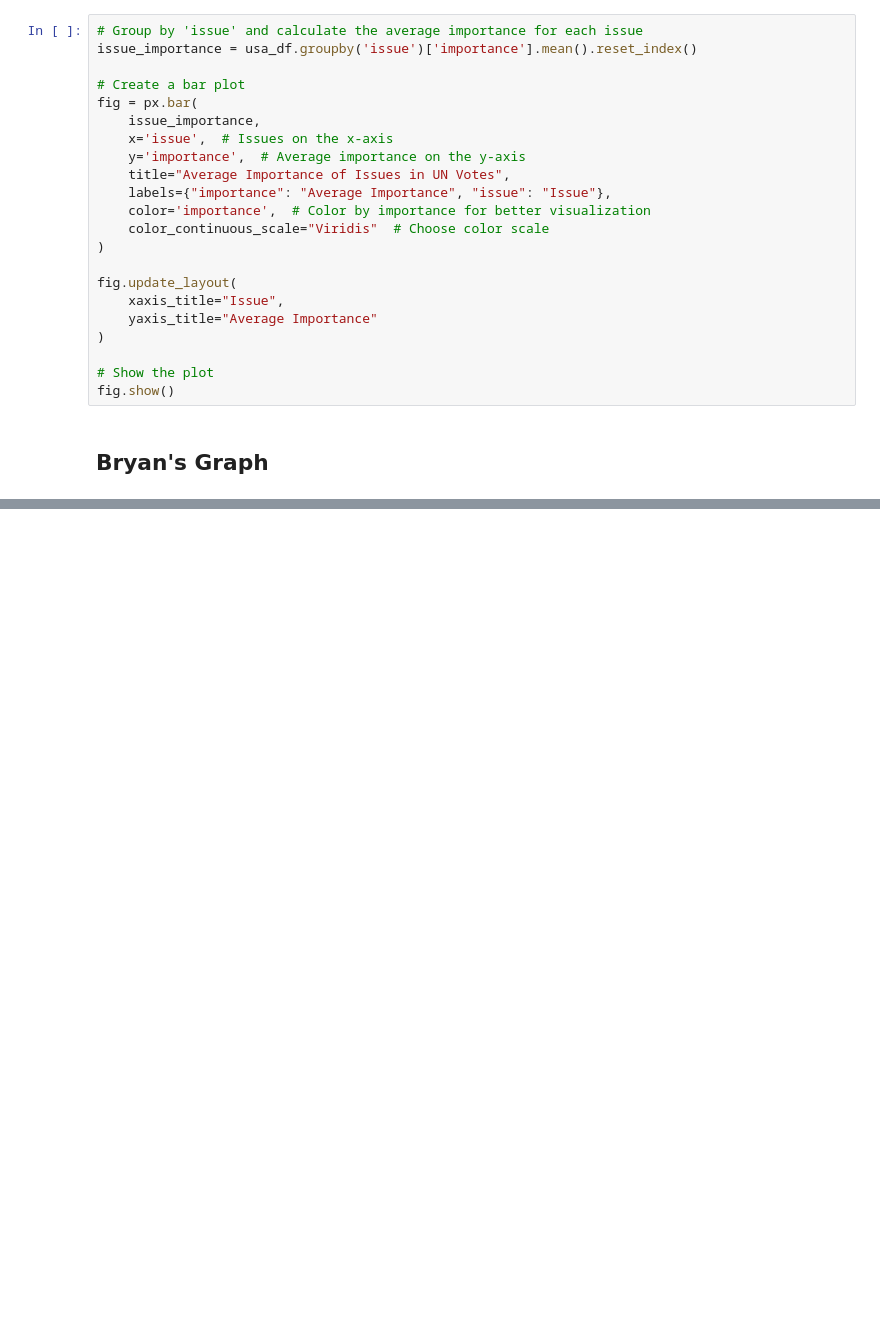
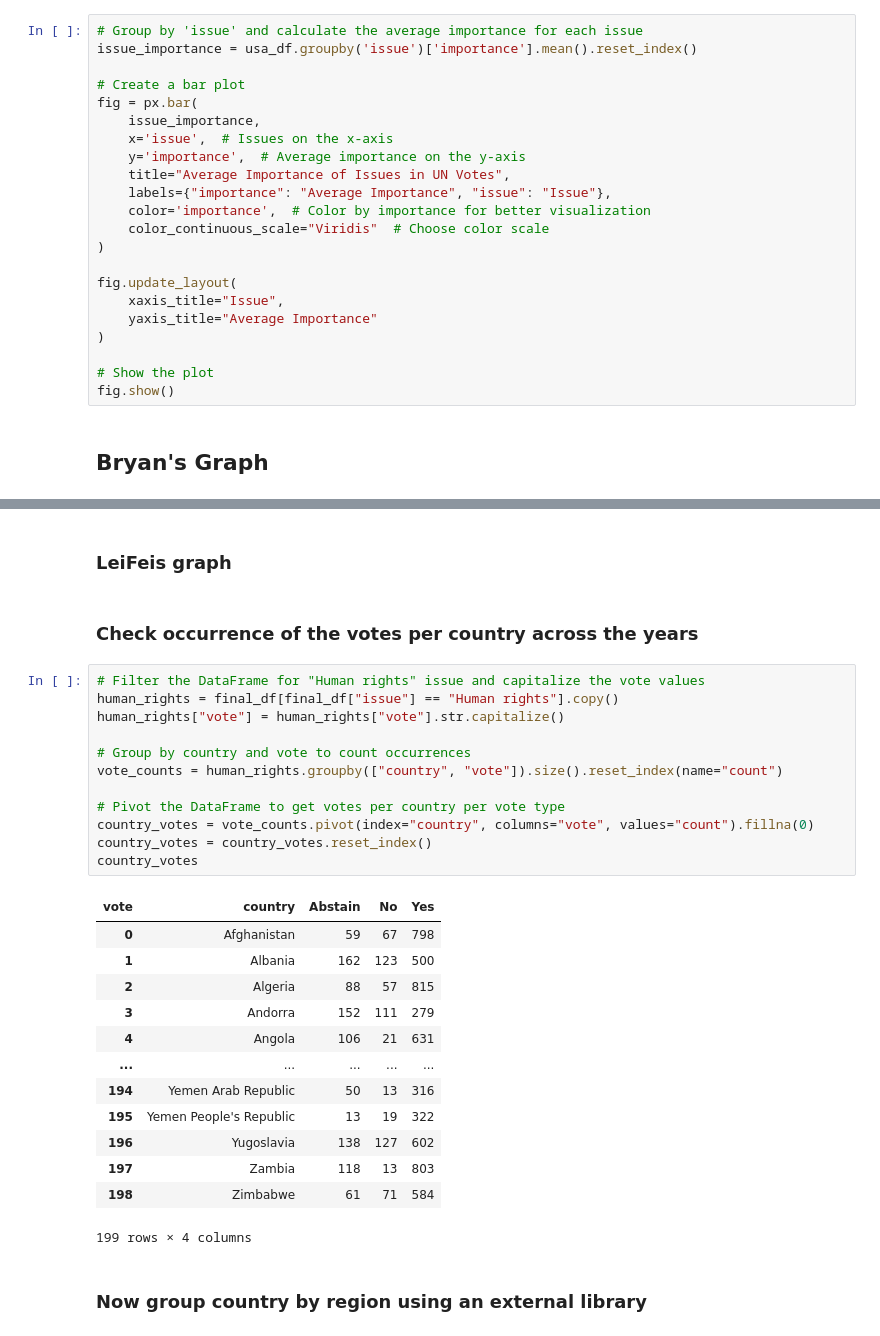
Before and after one commit to yijiesoo/leigaga, a Jupyter notebook: src/project.ipynb, the cells around one changed output, grey strips where cells are left out. Saved outputs shown, nothing was run; the diff lists cells and outputs as text; blank space fills up the shorter version.

```diff
--- a/src/project.ipynb
+++ b/src/project.ipynb
@@ -243,0 +311,32 @@ fig.show()
+# %% [markdown]
+### LeiFeis graph
+# %% [markdown]
+### Check occurrence of the votes per country across the years
+# %%
+# Filter the DataFrame for "Human rights" issue and capitalize the vote values
+human_rights = final_df[final_df["issue"] == "Human rights"].copy()
+human_rights["vote"] = human_rights["vote"].str.capitalize()
+
+# Group by country and vote to count occurrences
+vote_counts = human_rights.groupby(["country", "vote"]).size().reset_index(name="count")
+
+# Pivot the DataFrame to get votes per country per vote type
+country_votes = vote_counts.pivot(index="country", columns="vote", values="count").fillna(0)
+country_votes = country_votes.reset_index()
+country_votes
+# %% [output]
+| vote | country | Abstain | No | Yes |
+| 0 | Afghanistan | 59 | 67 | 798 |
+| 1 | Albania | 162 | 123 | 500 |
+| 2 | Algeria | 88 | 57 | 815 |
+| 3 | Andorra | 152 | 111 | 279 |
+| 4 | Angola | 106 | 21 | 631 |
+| ... | ... | ... | ... | ... |
+| 194 | Yemen Arab Republic | 50 | 13 | 316 |
+| 195 | Yemen People's Republic | 13 | 19 | 322 |
+| 196 | Yugoslavia | 138 | 127 | 602 |
+| 197 | Zambia | 118 | 13 | 803 |
+| 198 | Zimbabwe | 61 | 71 | 584 |
+199 rows × 4 columns
+# %% [markdown]
+### Now group country by region using an external library
```
Also changed, not shown: parts of 11 cells of this notebook.
